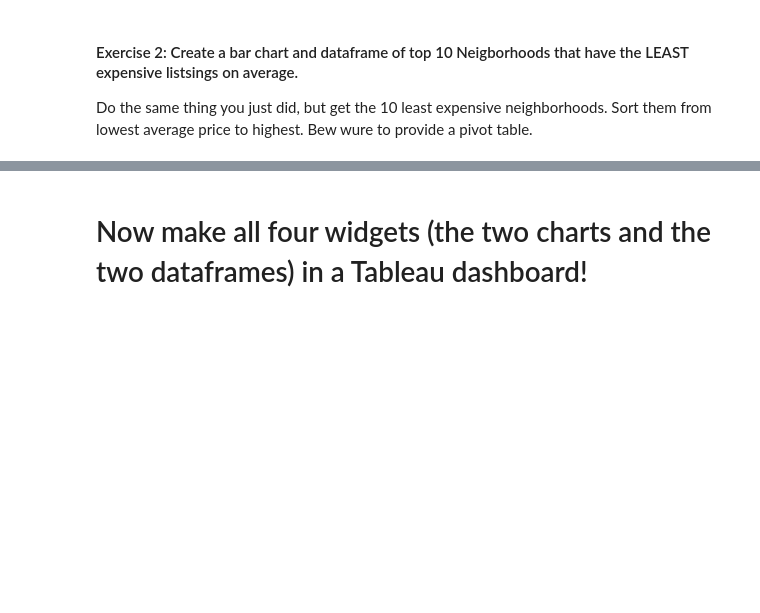
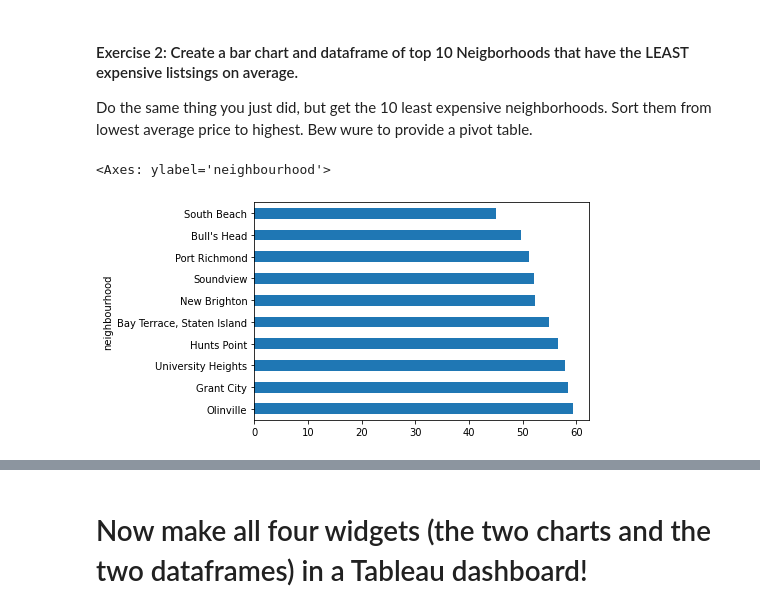
Before and after one commit to angvit/my-fork-2024-DS-Fri-1230, a Jupyter notebook: Week-03-Data_Analytics-Data_Viz-BI_tools/Exercise-AV.ipynb, the cells around one changed output, grey strips where cells are left out. Saved outputs shown, nothing was run; the diff lists cells and outputs as text; code cells hidden in the pictures; blank space fills up the shorter version.

```diff
--- a/Week-03-Data_Analytics-Data_Viz-BI_tools/Exercise-AV.ipynb
+++ b/Week-03-Data_Analytics-Data_Viz-BI_tools/Exercise-AV.ipynb
@@ -74,5 +69,11 @@ Do the same thing you just did, but get the 10 least expensive neighborhoods.  S
 # %%
 # Here we make the same chart using the bottom 10 Neighborhoods
 # by average price.  We sort ascending in this one.
+
+dfrm = df.groupby('neighbourhood')['price'].mean().sort_values(ascending=False).tail(10).round(2)
+dfrm.plot.barh()
+# %% [output]
+<Axes: ylabel='neighbourhood'>
+[figure, added]
 # %%
 # we also would like to have the corresponding pivot table of the lowest 10
```
Also changed, not shown: parts of 4 cells of this notebook.
